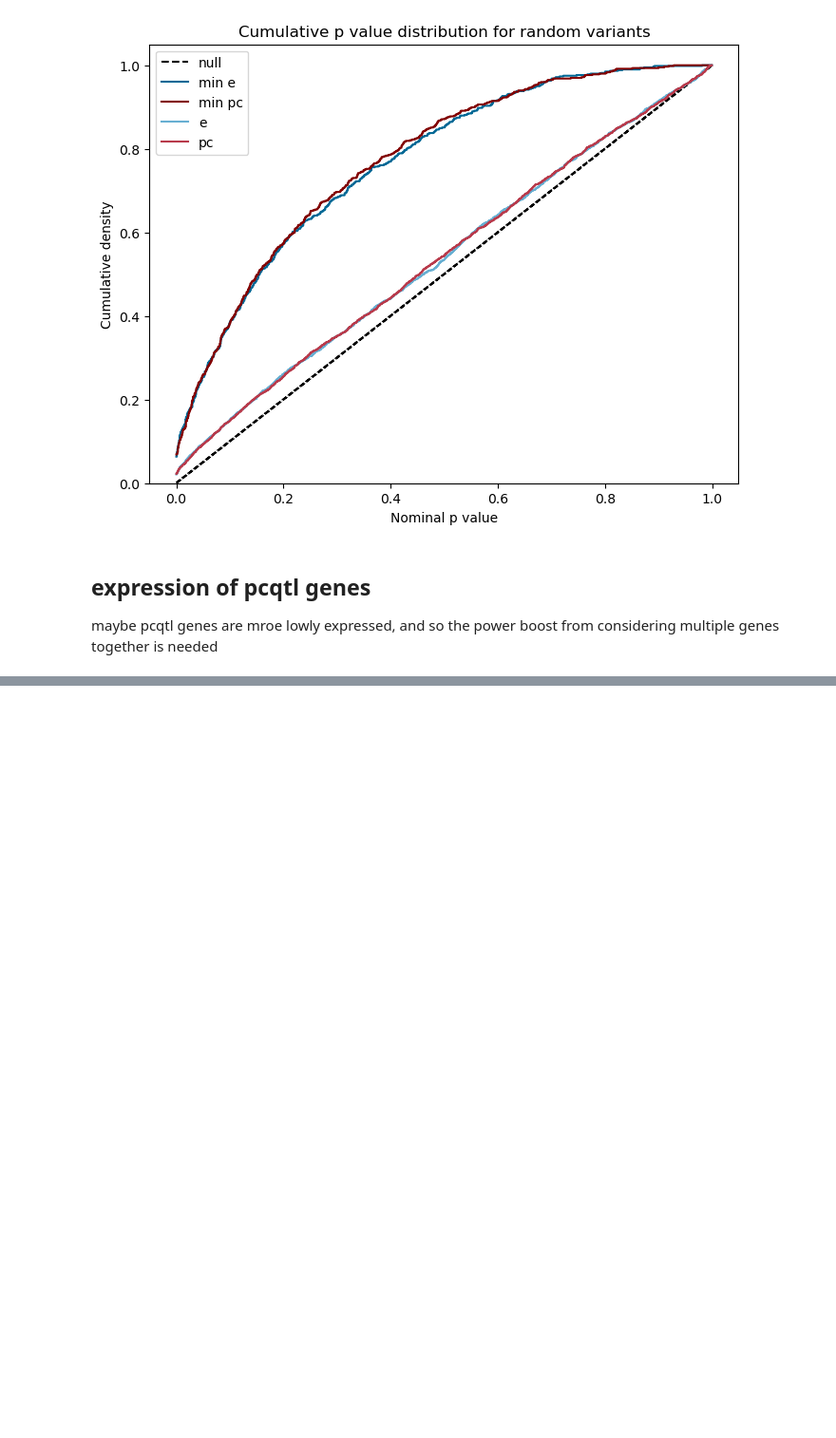
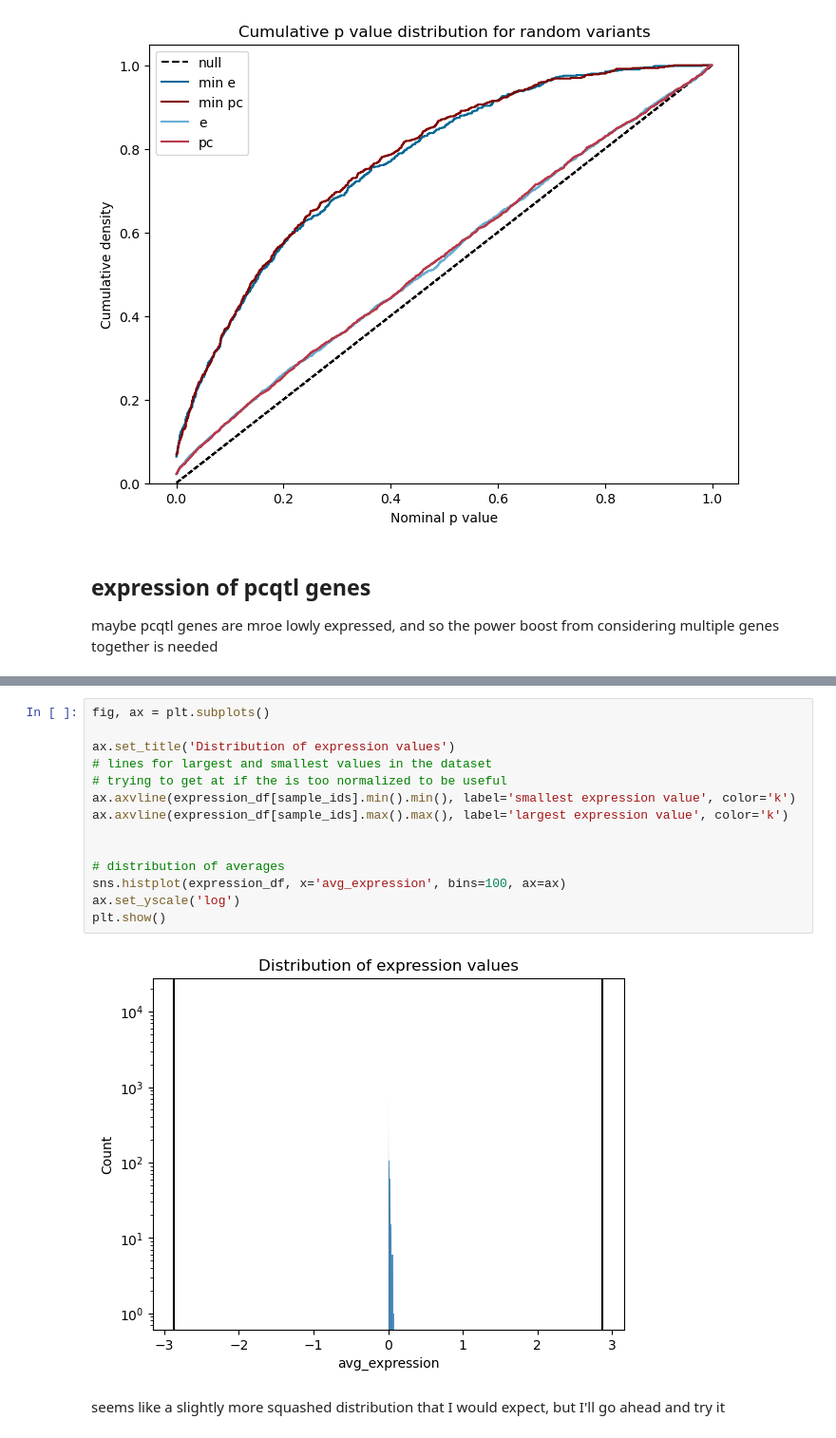
Before and after one commit to kal26/pcqtls, a Jupyter notebook: workflow/notebooks/pc_power.ipynb, the cells around one changed output, grey strips where cells are left out. Shown at 95% size. Saved outputs shown, nothing was run; the diff lists cells and outputs as text; blank space fills up the shorter version.

```diff
--- a/workflow/notebooks/pc_power.ipynb
+++ b/workflow/notebooks/pc_power.ipynb
@@ -202,0 +242,18 @@ maybe pcqtl genes are mroe lowly expressed, and so the power boost from consider
+# %%
+fig, ax = plt.subplots()
+
+ax.set_title('Distribution of expression values')
+# lines for largest and smallest values in the dataset
+# trying to get at if the is too normalized to be useful
+ax.axvline(expression_df[sample_ids].min().min(), label='smallest expression value', color='k')
+ax.axvline(expression_df[sample_ids].max().max(), label='largest expression value', color='k')
+
+
+# distribution of averages
+sns.histplot(expression_df, x='avg_expression', bins=100, ax=ax)
+ax.set_yscale('log')
+plt.show()
+# %% [output]
+[figure, added]
+# %% [markdown]
+seems like a slightly more squashed distribution that I would expect, but I'll go ahead and try it
```
Also changed, not shown: parts of 11 cells of this notebook.
